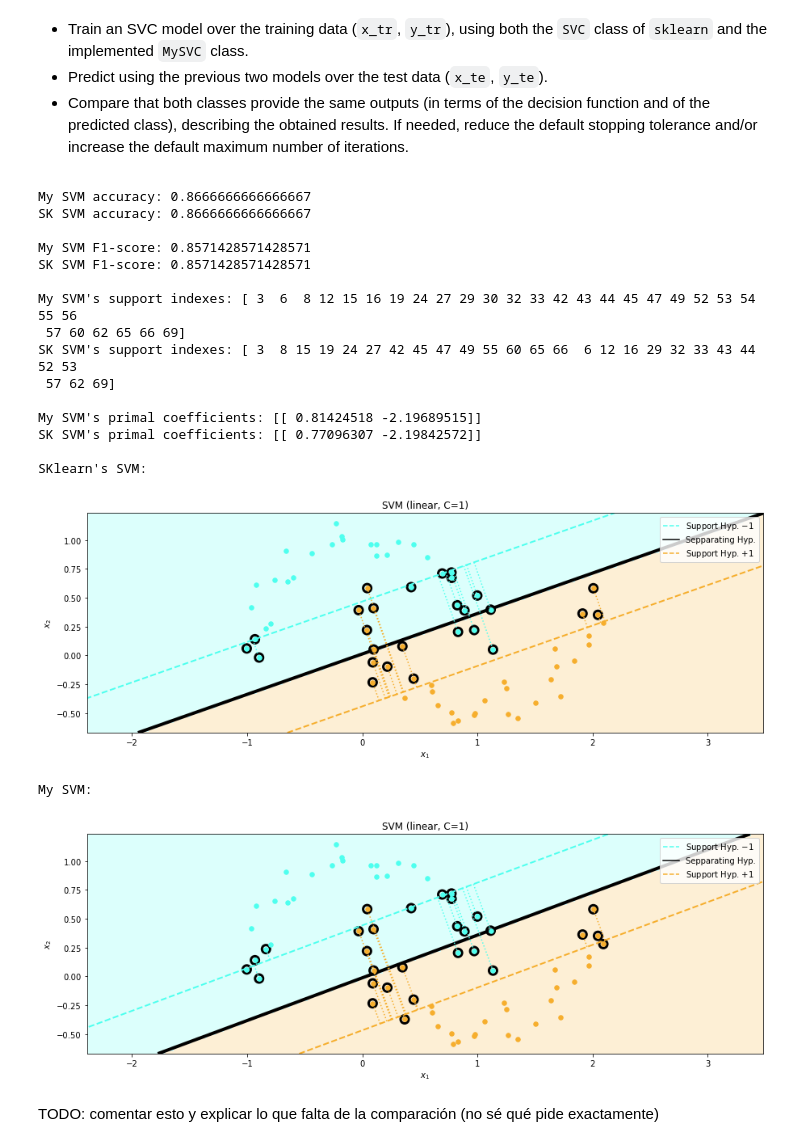
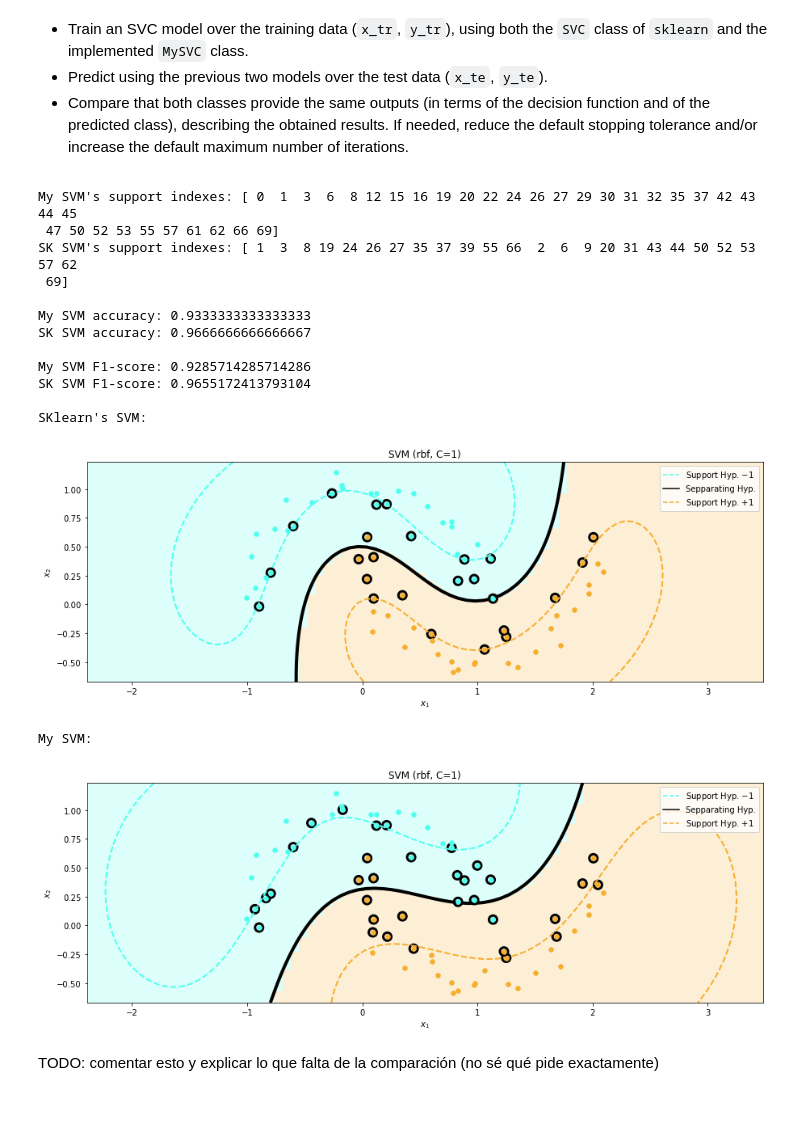
Before and after one commit to fjsaezm/mcd-maaa, a Jupyter notebook: P1/SMO.ipynb, the cells around one changed output. Saved outputs shown, nothing was run; the diff lists cells and outputs as text; code cells hidden in the pictures; blank space fills up the shorter version.

```diff
--- a/P1/SMO.ipynb
+++ b/P1/SMO.ipynb
@@ -350,62 +350,52 @@ def compare_svcs(x_tr, y_tr, x_te, y_te, C=1, gamma='scale', kernel='rbf', tol=0
 
     # Training of the models.
     model_my.fit(x_tr, y_tr)
     model_sk.fit(x_tr, y_tr)
 
     # Predictions computations.
     y_predicted_my = model_my.predict(x_te)
     y_predicted_sk = model_sk.predict(x_te)
 
     # Metrics computations.
-    print('My SVM accuracy: {}'.format(accuracy_score(y_te, y_predicted_my)))
-    print('SK SVM accuracy: {} \n'.format(accuracy_score(y_te, y_predicted_sk)))
-    print('My SVM F1-score: {}'.format(f1_score(y_te, y_predicted_my)))
-    print('SK SVM F1-score: {} \n'.format(f1_score(y_te, y_predicted_sk)))
-
     print('My SVM\'s support indexes: {}'.format(model_my.support_))
     print('SK SVM\'s support indexes: {} \n'.format(model_sk.support_))
 
     if kernel == 'linear':
         print('My SVM\'s primal coefficients: {}'.format(model_my.coef_))
         print('SK SVM\'s primal coefficients: {} \n'.format(model_sk.coef_))
 
-    # Plotting the SVMs.
+    # Comparative of the predicted scores (complete).
+    print('My SVM accuracy: {}'.format(accuracy_score(y_te, y_predicted_my)))
+    print('SK SVM accuracy: {} \n'.format(accuracy_score(y_te, y_predicted_sk)))
+    print('My SVM F1-score: {}'.format(f1_score(y_te, y_predicted_my)))
+    print('SK SVM F1-score: {} \n'.format(f1_score(y_te, y_predicted_sk)))
+
+    # Comparative of the predicted classes (complete).
     plot_slack = kernel == 'linear'
     print('SKlearn\'s SVM:')
     plot_svc(x_tr, y_tr, model_sk, plot_slack=plot_slack)
     plt.show()
     print('My SVM:')
     plot_svc(x_tr, y_tr, model_my, plot_slack=plot_slack)
     plt.show()
 
-
-
-    # Comparative of the predicted scores (complete).
-    ...
-
-    # Comparative of the predicted classes (complete).
-    # ...
-
-compare_svcs(x_tr, y_tr, x_te, y_te, kernel='linear')
+compare_svcs(x_tr, y_tr, x_te, y_te, kernel='rbf', C=1)
 # %% [output]
-My SVM accuracy: 0.8666666666666667
-SK SVM accuracy: 0.8666666666666667
+My SVM's support indexes: [ 0  1  3  6  8 12 15 16 19 20 22 24 26 27 29 30 31 32 35 37 42 43 44 45
+ 47 50 52 53 55 57 61 62 66 69]
+SK SVM's support indexes: [ 1  3  8 19 24 26 27 35 37 39 55 66  2  6  9 20 31 43 44 50 52 53 57 62
+ 69]
 
-My SVM F1-score: 0.8571428571428571
-SK SVM F1-score: 0.8571428571428571
+My SVM accuracy: 0.9333333333333333
+SK SVM accuracy: 0.9666666666666667
 
-My SVM's support indexes: [ 3  6  8 12 15 16 19 24 27 29 30 32 33 42 43 44 45 47 49 52 53 54 55 56
- 57 60 62 65 66 69]
-SK SVM's support indexes: [ 3  8 15 19 24 27 42 45 47 49 55 60 65 66  6 12 16 29 32 33 43 44 52 53
- 57 62 69]
-
-My SVM's primal coefficients: [[ 0.81424518 -2.19689515]]
-SK SVM's primal coefficients: [[ 0.77096307 -2.19842572]]
+My SVM F1-score: 0.9285714285714286
+SK SVM F1-score: 0.9655172413793104
 
 SKlearn's SVM:
-[figure, old version]
+[figure, new version]
 My SVM:
-[figure, old version]
+[figure, new version]
 # %% [markdown]
 TODO: comentar esto y explicar lo que falta de la comparación (no sé qué pide exactamente)
 # %% [markdown]
```
Also changed, not shown: parts of 15 cells of this notebook.
